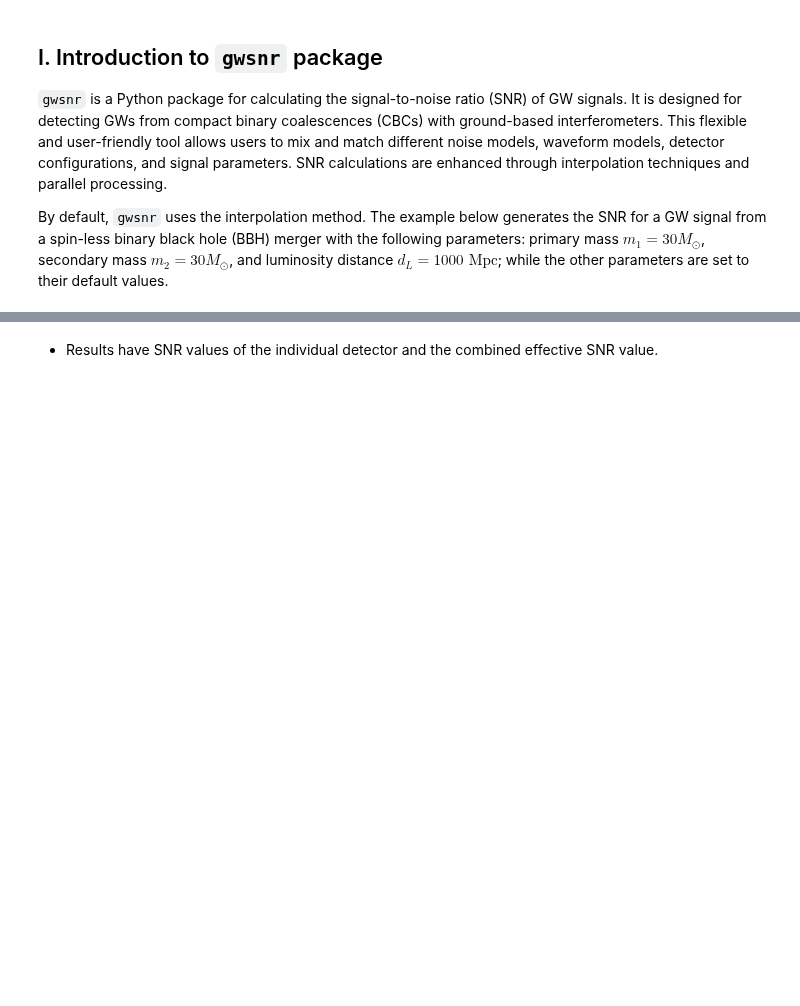
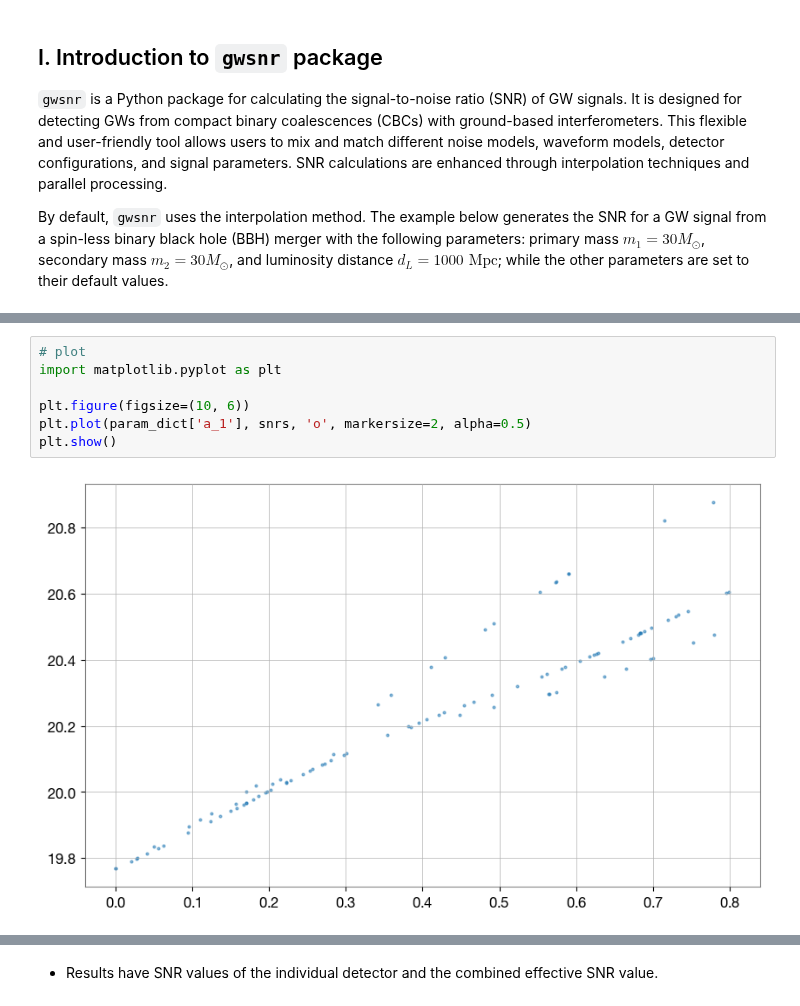
Before and after one commit to hemantaph/gwsnr, a Jupyter notebook: examples/snr_generation.ipynb, the cells around one changed output, grey strips where cells are left out. Saved outputs shown, nothing was run; the diff lists cells and outputs as text; blank space fills up the shorter version.

```diff
--- a/examples/snr_generation.ipynb
+++ b/examples/snr_generation.ipynb
@@ -26,0 +233,9 @@ By default, `gwsnr` uses the interpolation method. The example below generates t
+# %%
+# plot
+import matplotlib.pyplot as plt
+
+plt.figure(figsize=(10, 6))
+plt.plot(param_dict['a_1'], snrs, 'o', markersize=2, alpha=0.5)
+plt.show()
+# %% [output]
+[figure, added]
```
Also changed, not shown: parts of 35 cells of this notebook, 59 other files.
